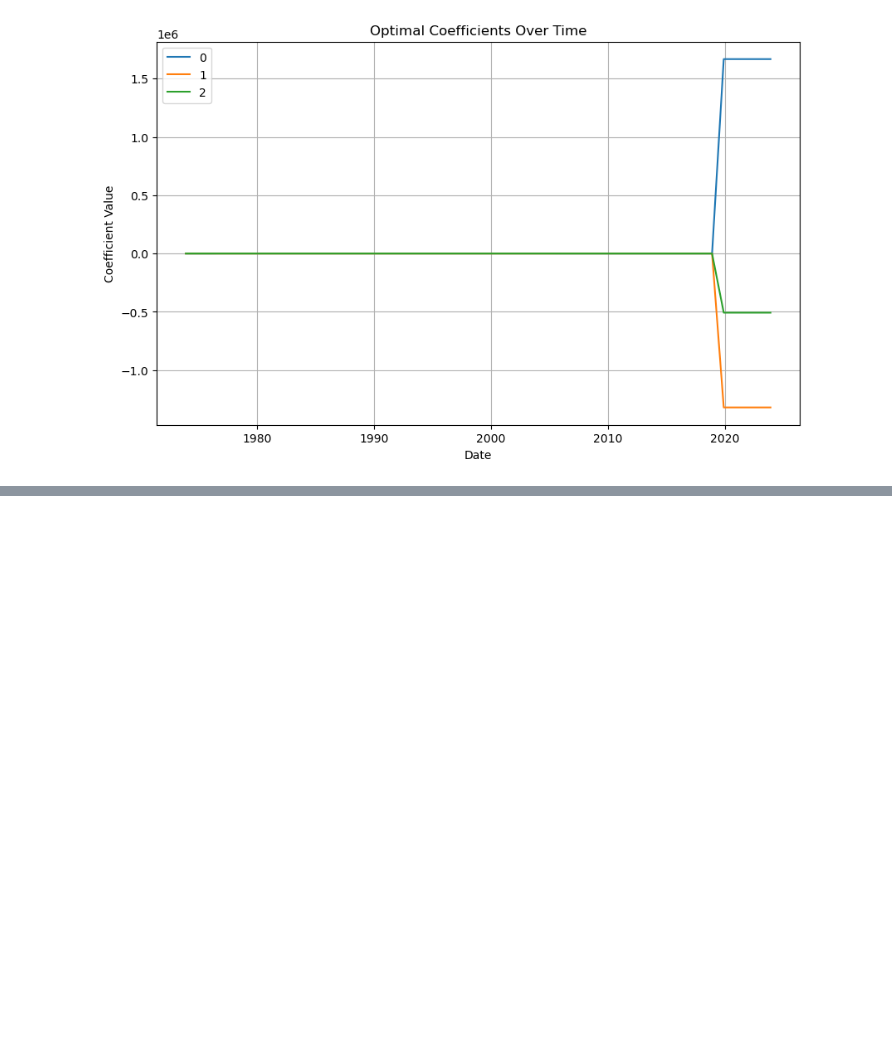
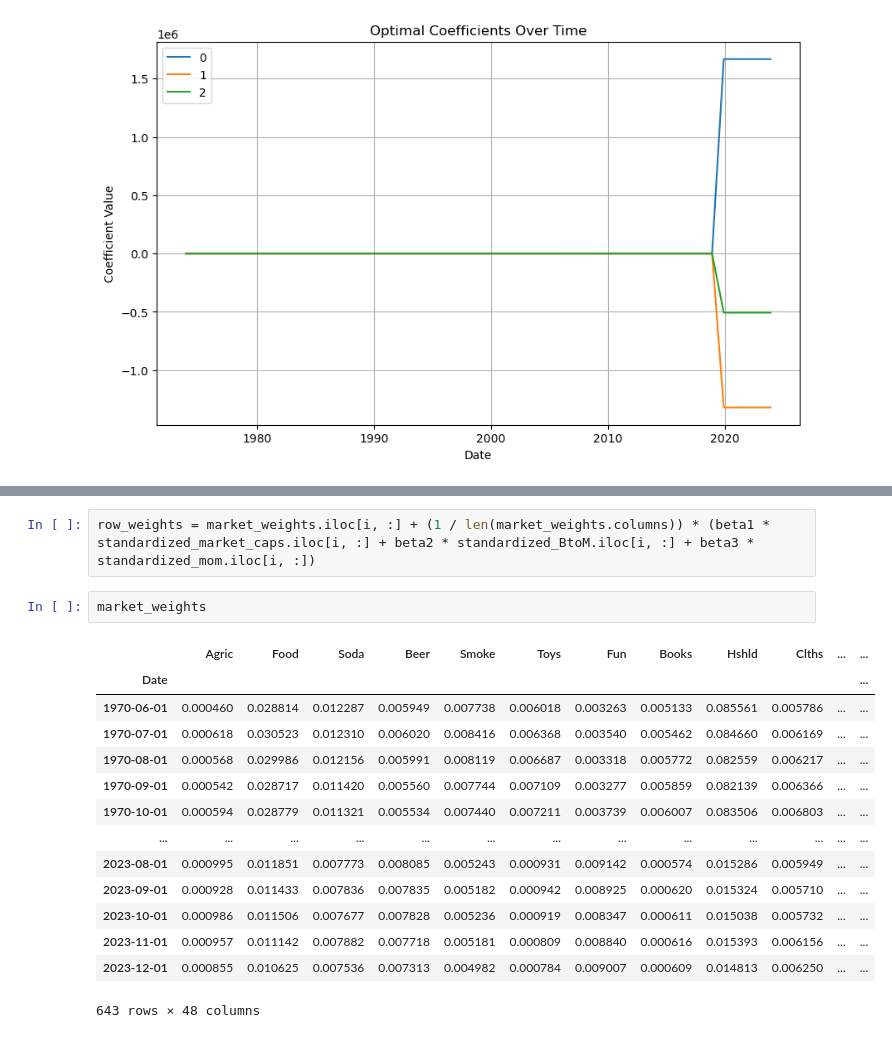
Before and after one commit to DominicPrenovost/TP2-PF-management, a Jupyter notebook: QuestionC3.ipynb, the cells around one changed output, grey strips where cells are left out. Drawn from its saved outputs; the diff is of its cells as text; blank space fills up the shorter version.

```diff
--- a/QuestionC3.ipynb
+++ b/QuestionC3.ipynb
@@ -398,0 +456,19 @@ optimal_betas
+# %%
+row_weights = market_weights.iloc[i, :] + (1 / len(market_weights.columns)) * (beta1 * standardized_market_caps.iloc[i, :] + beta2 * standardized_BtoM.iloc[i, :] + beta3 * standardized_mom.iloc[i, :])
+# %%
+market_weights
+# %% [output]
+|  | Agric | Food | Soda | Beer | Smoke | Toys | Fun | Books | Hshld | Clths | ... | ... |
+| Date |  |  |  |  |  |  |  |  |  |  |  | ... |
+| 1970-06-01 | 0.000460 | 0.028814 | 0.012287 | 0.005949 | 0.007738 | 0.006018 | 0.003263 | 0.005133 | 0.085561 | 0.005786 | ... | ... |
+| 1970-07-01 | 0.000618 | 0.030523 | 0.012310 | 0.006020 | 0.008416 | 0.006368 | 0.003540 | 0.005462 | 0.084660 | 0.006169 | ... | ... |
+| 1970-08-01 | 0.000568 | 0.029986 | 0.012156 | 0.005991 | 0.008119 | 0.006687 | 0.003318 | 0.005772 | 0.082559 | 0.006217 | ... | ... |
+| 1970-09-01 | 0.000542 | 0.028717 | 0.011420 | 0.005560 | 0.007744 | 0.007109 | 0.003277 | 0.005859 | 0.082139 | 0.006366 | ... | ... |
+| 1970-10-01 | 0.000594 | 0.028779 | 0.011321 | 0.005534 | 0.007440 | 0.007211 | 0.003739 | 0.006007 | 0.083506 | 0.006803 | ... | ... |
+| ... | ... | ... | ... | ... | ... | ... | ... | ... | ... | ... | ... | ... |
+| 2023-08-01 | 0.000995 | 0.011851 | 0.007773 | 0.008085 | 0.005243 | 0.000931 | 0.009142 | 0.000574 | 0.015286 | 0.005949 | ... | ... |
+| 2023-09-01 | 0.000928 | 0.011433 | 0.007836 | 0.007835 | 0.005182 | 0.000942 | 0.008925 | 0.000620 | 0.015324 | 0.005710 | ... | ... |
+| 2023-10-01 | 0.000986 | 0.011506 | 0.007677 | 0.007828 | 0.005236 | 0.000919 | 0.008347 | 0.000611 | 0.015038 | 0.005732 | ... | ... |
+| 2023-11-01 | 0.000957 | 0.011142 | 0.007882 | 0.007718 | 0.005181 | 0.000809 | 0.008840 | 0.000616 | 0.015393 | 0.006156 | ... | ... |
+| 2023-12-01 | 0.000855 | 0.010625 | 0.007536 | 0.007313 | 0.004982 | 0.000784 | 0.009007 | 0.000609 | 0.014813 | 0.006250 | ... | ... |
+643 rows × 48 columns
```
Also changed, not shown: parts of 6 cells of this notebook.
